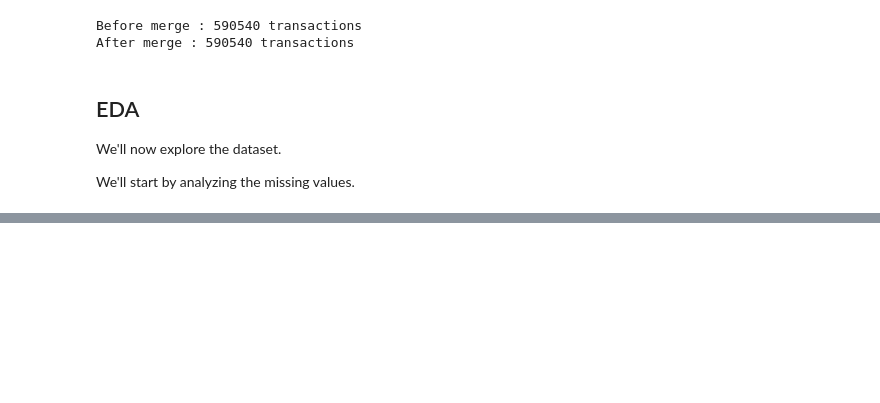
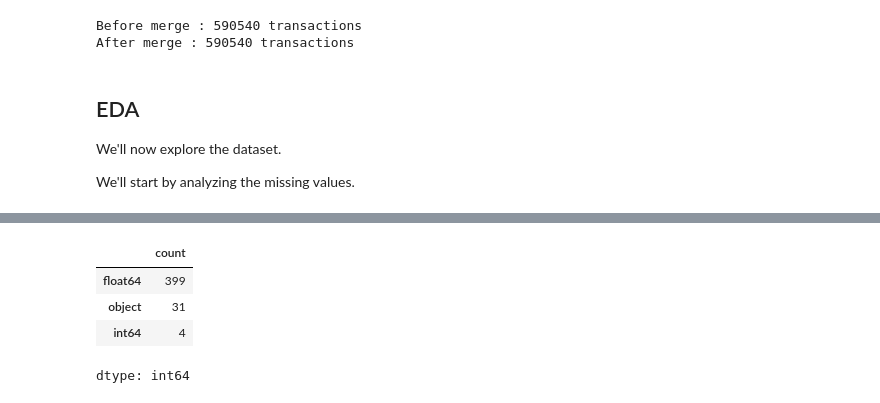
Before and after one commit to BYRic-F/E-commerce-Fraud-detection, a Jupyter notebook: Vesta E-commerce_Fraud_detection.ipynb, the cells around one changed output, grey strips where cells are left out. Saved outputs shown, nothing was run; the diff lists cells and outputs as text; code cells hidden in the pictures; blank space fills up the shorter version.

```diff
--- a/Vesta E-commerce_Fraud_detection.ipynb
+++ b/Vesta E-commerce_Fraud_detection.ipynb
@@ -130,2 +133,10 @@ missing_values.sort_values(ascending=False)
 414 rows × 1 columns
 dtype: float64
+# %%
+train_df.dtypes.value_counts()
+# %% [output]
+|  | count |
+| float64 | 399 |
+| object | 31 |
+| int64 | 4 |
+dtype: int64
```
Also changed, not shown: parts of 3 cells of this notebook.
